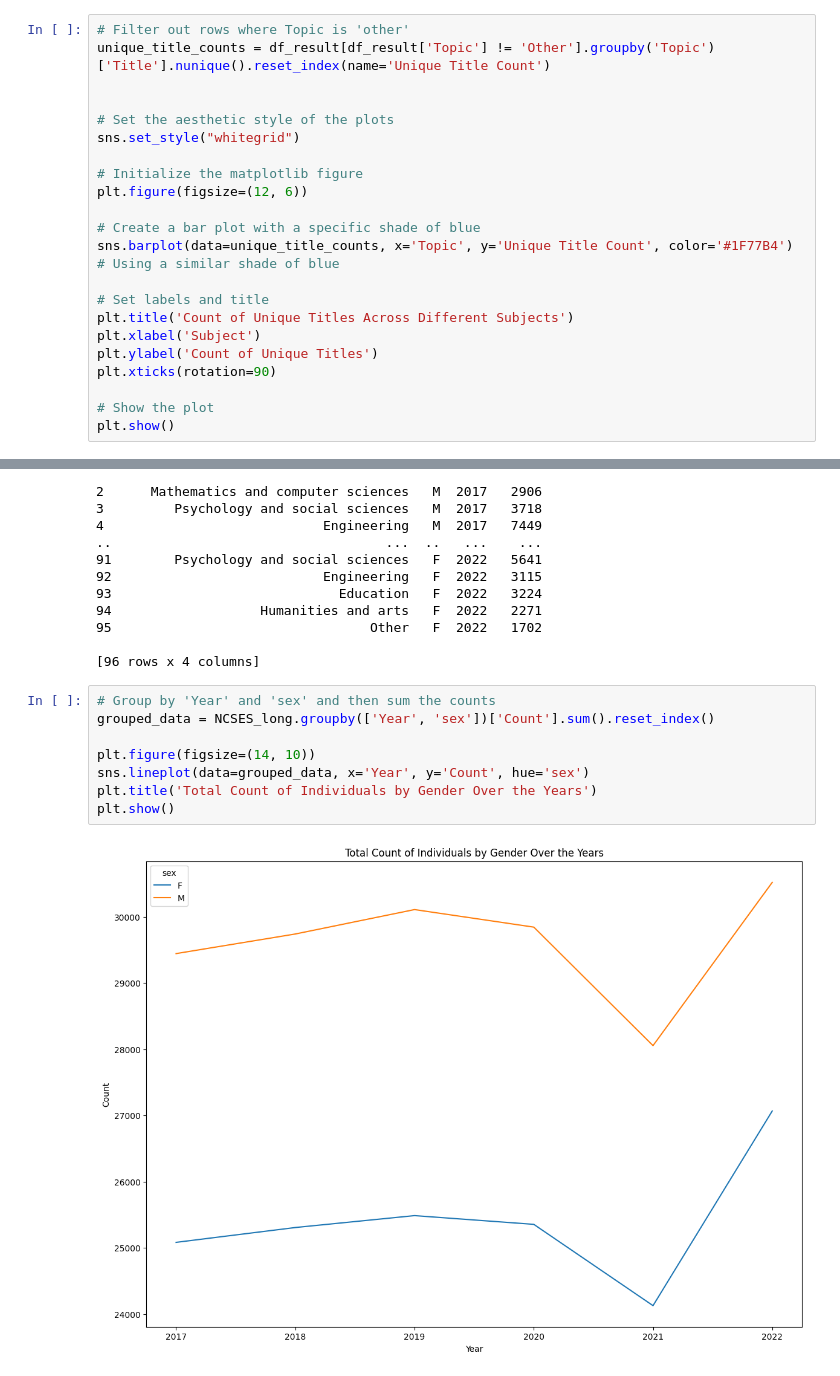
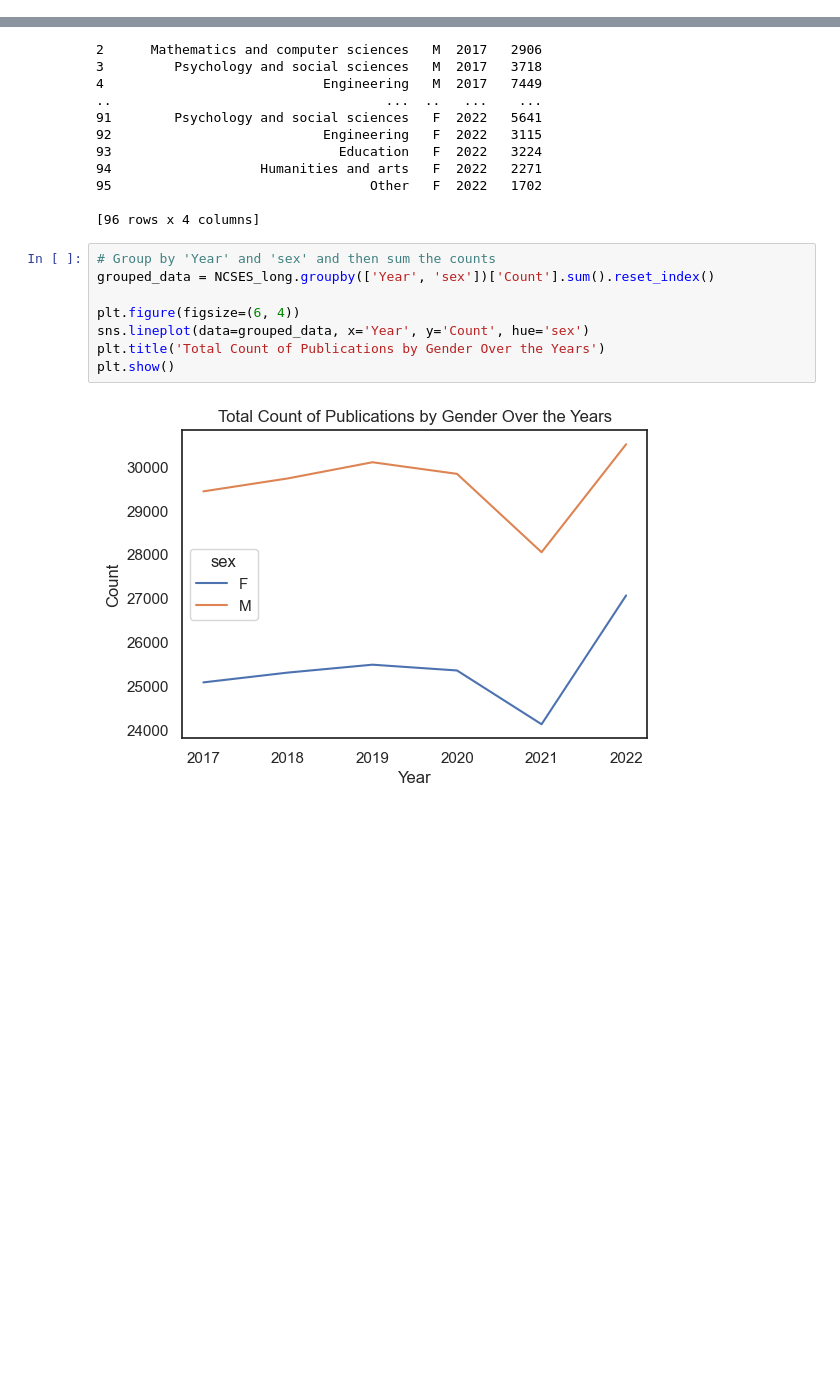
Before and after one commit to raagpatel1/SMU_MSDS_Capstone, a Jupyter notebook: analysis_raag.ipynb, the cells around one changed output, grey strips where cells are left out. Saved outputs shown, nothing was run; the diff lists cells and outputs as text; blank space fills up the shorter version.

```diff
--- a/analysis_raag.ipynb
+++ b/analysis_raag.ipynb
@@ -233,25 +287,3 @@ plt.xticks(rotation=0)  # Set the rotation for x-axis labels
 plt.show()
 # %% [output]
 [figure]
-# %%
-# Filter out rows where Topic is 'other'
-unique_title_counts = df_result[df_result['Topic'] != 'Other'].groupby('Topic')['Title'].nunique().reset_index(name='Unique Title Count')
-
-
-# Set the aesthetic style of the plots
-sns.set_style("whitegrid")
-
-# Initialize the matplotlib figure
-plt.figure(figsize=(12, 6))
-
-# Create a bar plot with a specific shade of blue
-sns.barplot(data=unique_title_counts, x='Topic', y='Unique Title Count', color='#1F77B4')  # Using a similar shade of blue
-
-# Set labels and title
-plt.title('Count of Unique Titles Across Different Subjects')
-plt.xlabel('Subject')
-plt.ylabel('Count of Unique Titles')
-plt.xticks(rotation=90)
-
-# Show the plot
-plt.show()
@@ -282,10 +325,10 @@ print(NCSES_long)
 # %%
 # Group by 'Year' and 'sex' and then sum the counts
 grouped_data = NCSES_long.groupby(['Year', 'sex'])['Count'].sum().reset_index()
 
-plt.figure(figsize=(14, 10))
+plt.figure(figsize=(6, 4))
 sns.lineplot(data=grouped_data, x='Year', y='Count', hue='sex')
-plt.title('Total Count of Individuals by Gender Over the Years')
+plt.title('Total Count of Publications by Gender Over the Years')
 plt.show()
 # %% [output]
-[figure, old version]
+[figure, new version]
```
Also changed, not shown: parts of 8 cells of this notebook, 2 other files.
